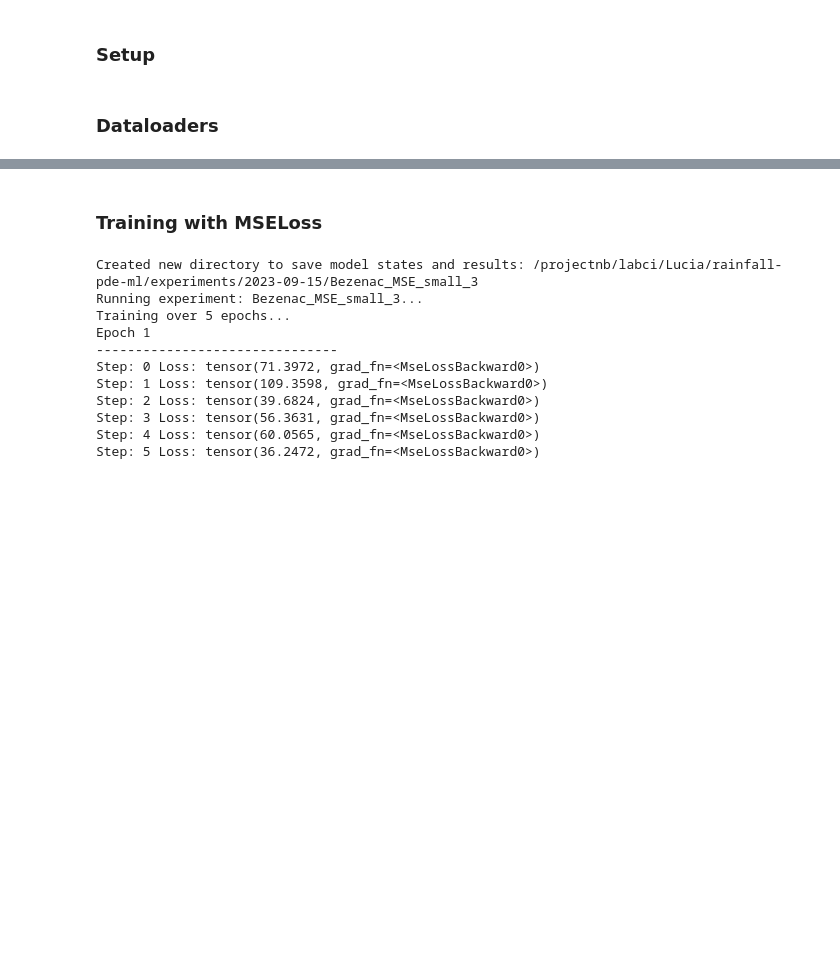
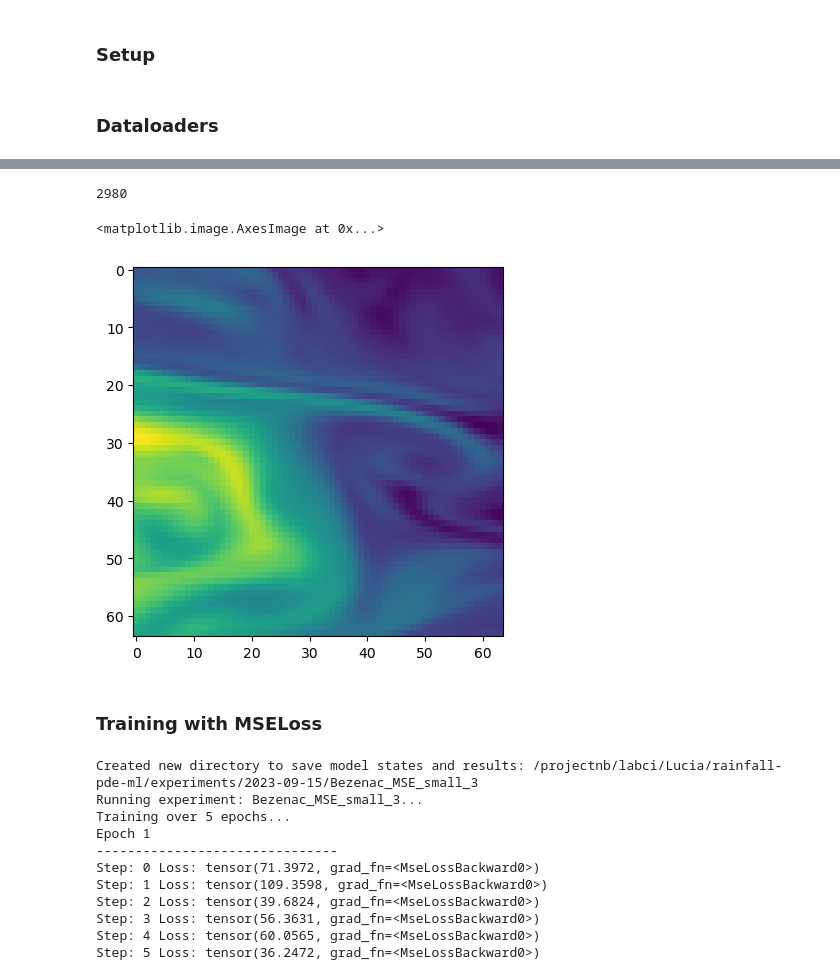
Before and after one commit to ghostpress/rainfall-pde-ml, a Jupyter notebook: code/MLcode.ipynb, the cells around one changed output, grey strips where cells are left out. Cells and saved outputs as stored; diff of their text form; code cells hidden in the pictures; blank space fills up the shorter version.

```diff
--- a/code/MLcode.ipynb
+++ b/code/MLcode.ipynb
@@ -854,3 +874,15 @@ finally:
+# %%
+example_loader = create_dataloader(batchsize=1, files=os.listdir(datadir("sst_npy/")),
+                                   ndays=4, shuff=False, all_data=False, regs=[3, 22, 29, 44])
+# %%
+print(len(example_loader))
+
+ex_first, ex_next = next(iter(example_loader))
+plt.imshow(ex_first[0][0])
+# %% [output]
+2980
+<matplotlib.image.AxesImage at 0x...>
+[figure, added]
 # %% [markdown]
 ### Training with MSELoss
 # %%
```
Also changed, not shown: parts of 5 cells of this notebook.
